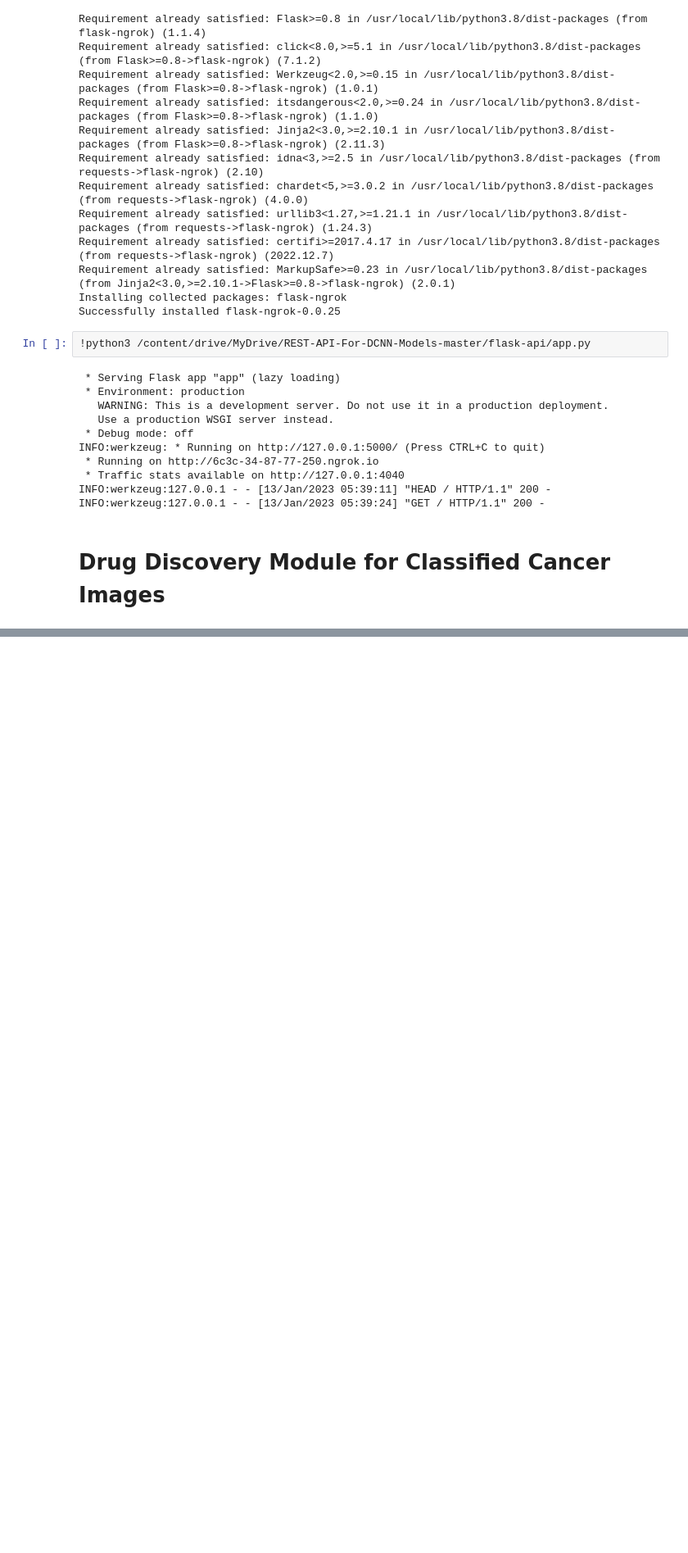
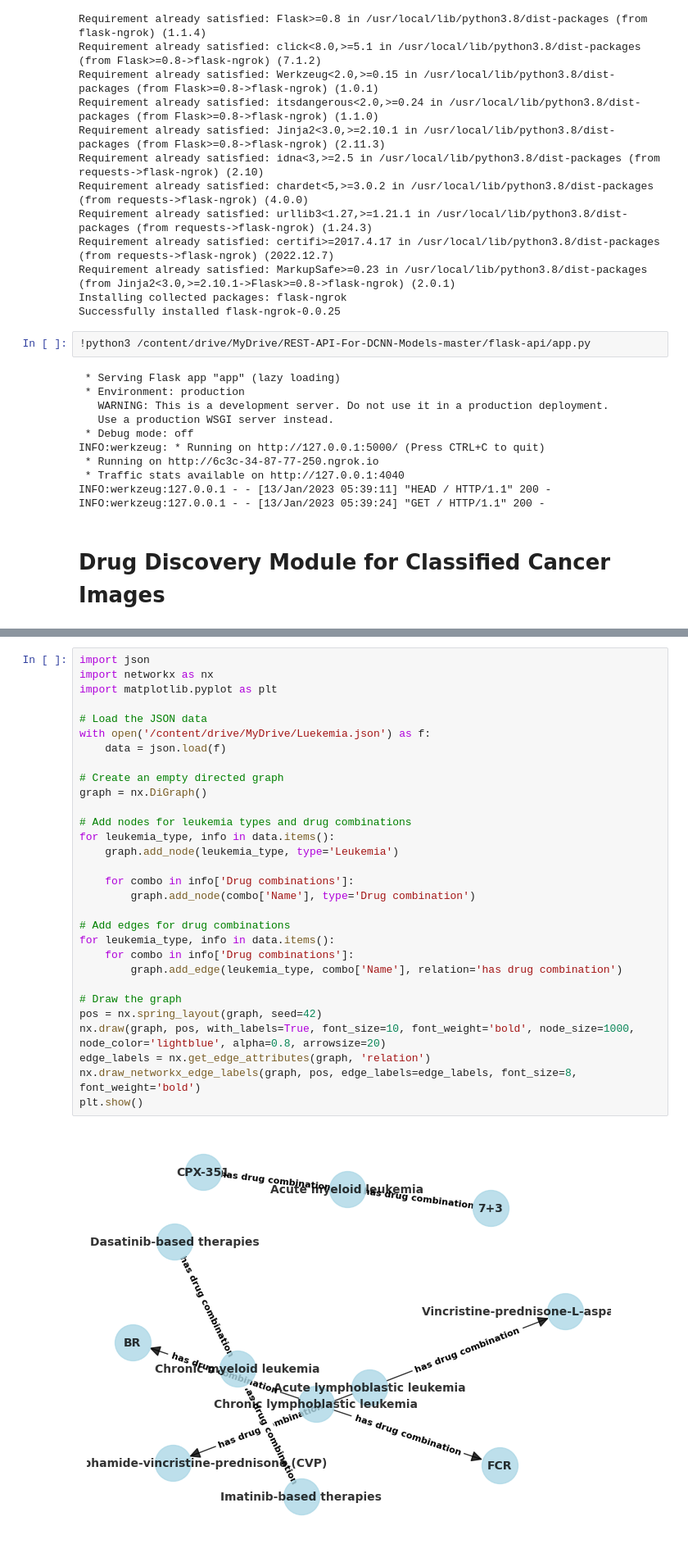
Before and after one commit to Anonymous1846/Blood-cancer-subtype-classification-using-DCNN, a Jupyter notebook: DCNN_Classifier.ipynb, the cells around one changed output, grey strips where cells are left out. Shown at 82% size. Saved outputs shown, nothing was run; the diff lists cells and outputs as text; blank space fills up the shorter version.

```diff
--- a/DCNN_Classifier.ipynb
+++ b/DCNN_Classifier.ipynb
@@ -1167,0 +1092,32 @@ return drug_combinations
+# %%
+import json
+import networkx as nx
+import matplotlib.pyplot as plt
+
+# Load the JSON data
+with open('/content/drive/MyDrive/Luekemia.json') as f:
+    data = json.load(f)
+
+# Create an empty directed graph
+graph = nx.DiGraph()
+
+# Add nodes for leukemia types and drug combinations
+for leukemia_type, info in data.items():
+    graph.add_node(leukemia_type, type='Leukemia')
+
+    for combo in info['Drug combinations']:
+        graph.add_node(combo['Name'], type='Drug combination')
+
+# Add edges for drug combinations
+for leukemia_type, info in data.items():
+    for combo in info['Drug combinations']:
+        graph.add_edge(leukemia_type, combo['Name'], relation='has drug combination')
+
+# Draw the graph
+pos = nx.spring_layout(graph, seed=42)
+nx.draw(graph, pos, with_labels=True, font_size=10, font_weight='bold', node_size=1000, node_color='lightblue', alpha=0.8, arrowsize=20)
+edge_labels = nx.get_edge_attributes(graph, 'relation')
+nx.draw_networkx_edge_labels(graph, pos, edge_labels=edge_labels, font_size=8, font_weight='bold')
+plt.show()
+# %% [output]
+[figure, added]
```
Also changed, not shown: parts of 4 cells of this notebook.
